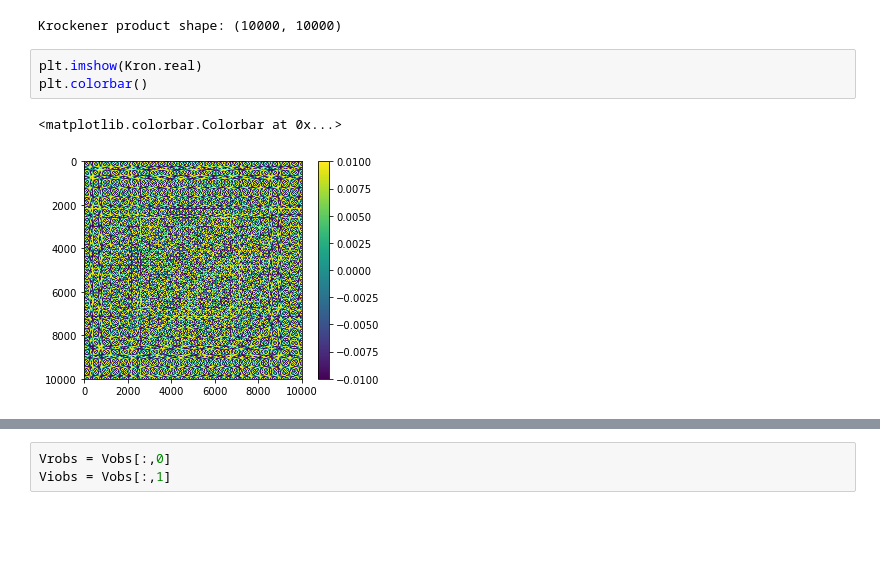
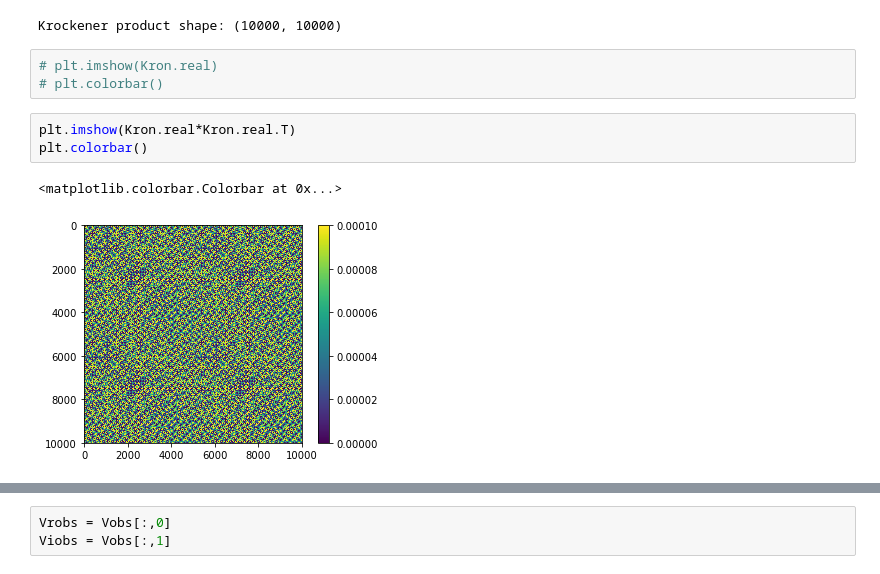
Before and after one commit to lerkoah/BayesianInterferometryIDS, a Jupyter notebook: src/testing_spectral_estimatio_model.ipynb, the cells around one changed output, grey strips where cells are left out. Saved outputs shown, nothing was run; the diff lists cells and outputs as text; blank space fills up the shorter version.

```diff
--- a/src/testing_spectral_estimatio_model.ipynb
+++ b/src/testing_spectral_estimatio_model.ipynb
@@ -168,10 +168,13 @@ Kron = np.kron(Wder.T,Wizq)
 print('Krockener product shape: {}'.format(Kron.shape))
 # %% [output]
 Krockener product shape: (10000, 10000)
+# %%
+# plt.imshow(Kron.real)
+# plt.colorbar()
 # %%
-plt.imshow(Kron.real)
+plt.imshow(Kron.real*Kron.real.T)
 plt.colorbar()
 # %% [output]
 <matplotlib.colorbar.Colorbar at 0x...>
-[figure, old version]
+[figure, new version]
 # %%
```
Also changed, not shown: parts of 2 cells of this notebook, 1 other file.
